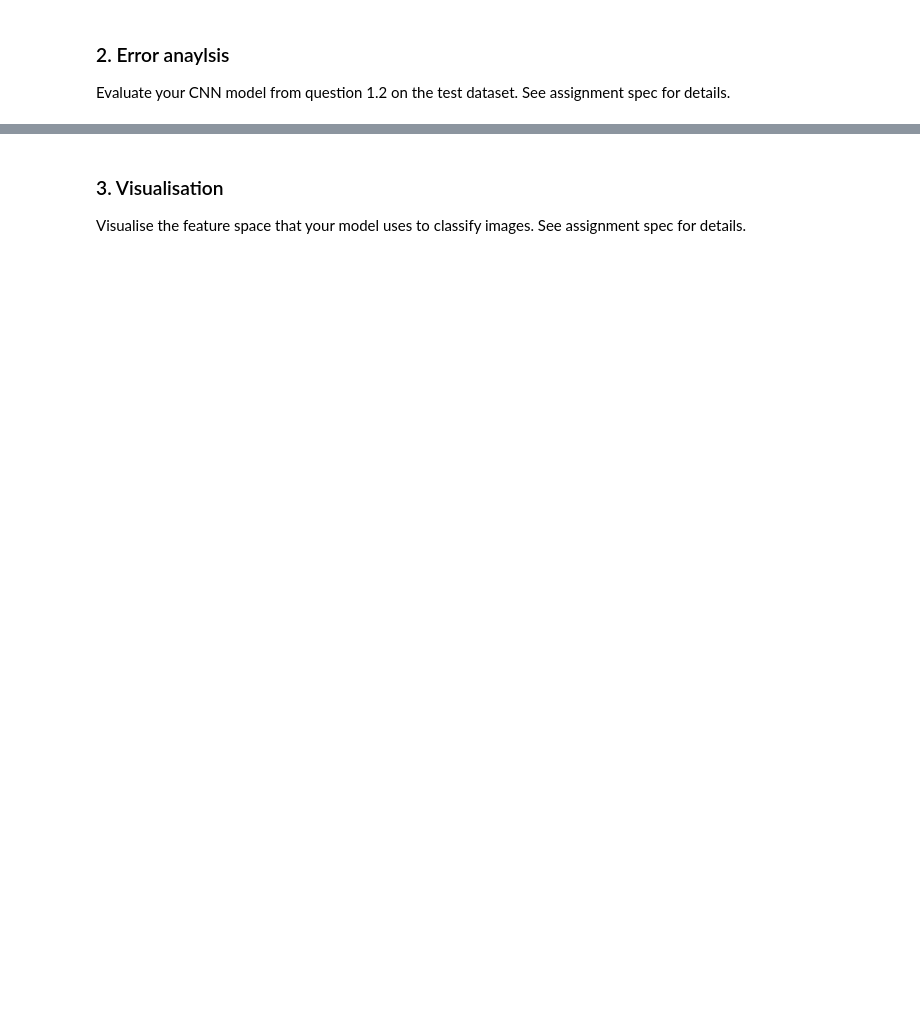
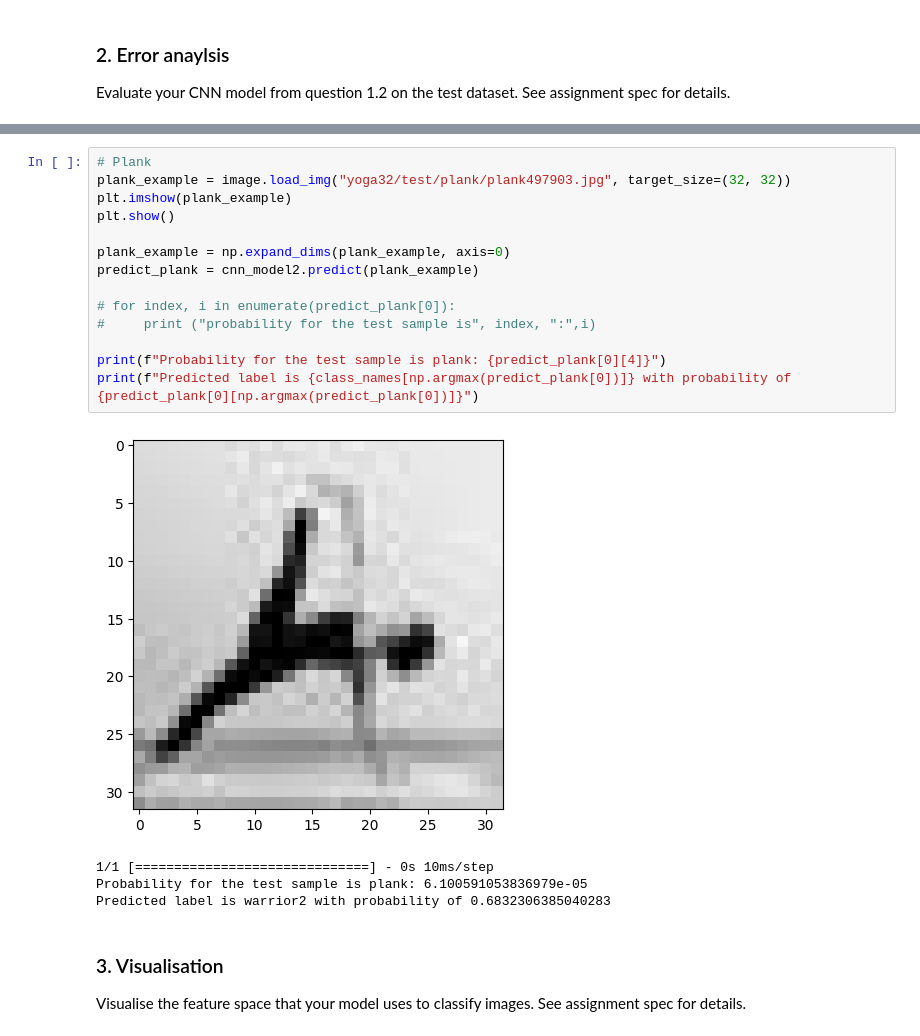
Before and after one commit to LOOP115/Image_Classification_CNN, a Jupyter notebook: code.ipynb, the cells around one changed output, grey strips where cells are left out. Saved outputs shown, nothing was run; the diff lists cells and outputs as text; blank space fills up the shorter version.

```diff
--- a/code.ipynb
+++ b/code.ipynb
@@ -133,3 +245,22 @@ Evaluate your CNN model from question 1.2 on the test dataset. See assignment sp
+# %%
+# Plank
+plank_example = image.load_img("yoga32/test/plank/plank497903.jpg", target_size=(32, 32))
+plt.imshow(plank_example)
+plt.show()
+
+plank_example = np.expand_dims(plank_example, axis=0)
+predict_plank = cnn_model2.predict(plank_example)
+
+# for index, i in enumerate(predict_plank[0]):
+#     print ("probability for the test sample is", index, ":",i)
+
+print(f"Probability for the test sample is plank: {predict_plank[0][4]}")
+print(f"Predicted label is {class_names[np.argmax(predict_plank[0])]} with probability of {predict_plank[0][np.argmax(predict_plank[0])]}")
+# %% [output]
+[figure, added]
+1/1 [==============================] - 0s 10ms/step
+Probability for the test sample is plank: 6.100591053836979e-05
+Predicted label is warrior2 with probability of 0.6832306385040283
 # %% [markdown]
 ### 3. Visualisation
 Visualise the feature space that your model uses to classify images. See assignment spec for details.
```
Also changed, not shown: parts of 7 cells of this notebook, 2 other files.
